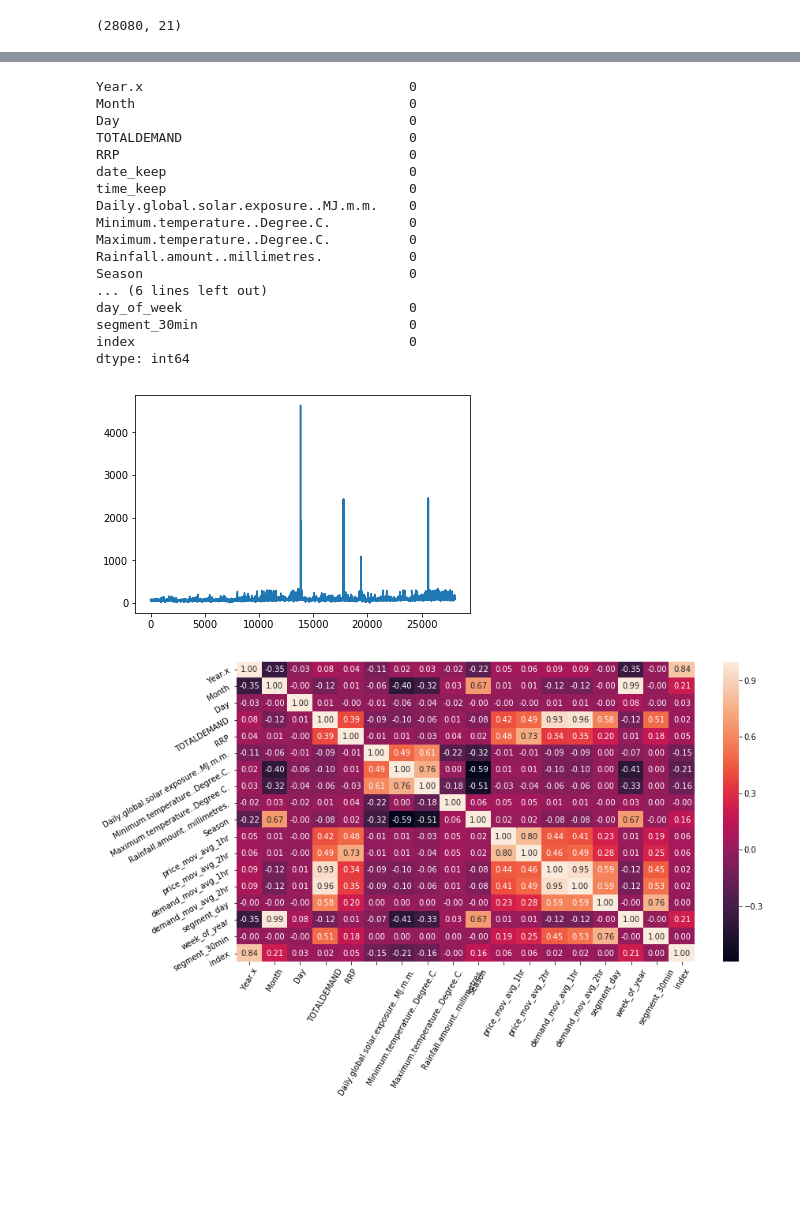
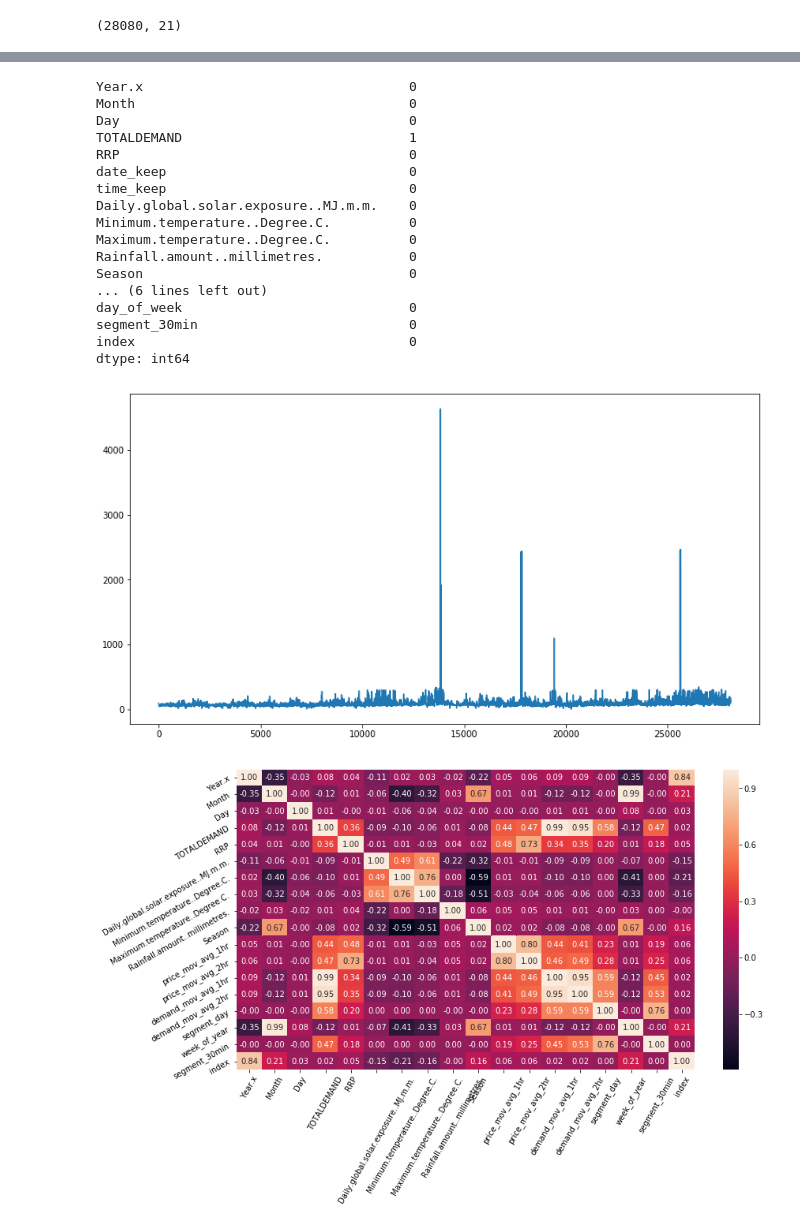
Before and after one commit to DonaldTurton/AT2_Advanced_Data_Algorithms, a Jupyter notebook: AT2_GetData.ipynb, the cells around one changed output, grey strips where cells are left out. Drawn from its saved outputs; the diff is of its cells as text; code cells hidden in the pictures; blank space fills up the shorter version.

```diff
--- a/AT2_GetData.ipynb
+++ b/AT2_GetData.ipynb
@@ -25,3 +25,7 @@ data.head()
 | 2 | 2018 | 1 | 1 | 6466.06 | 73.62 | 2018/01/01 | 01:30:00 | 31.0 | ... |
 | 3 | 2018 | 1 | 1 | 6279.80 | 71.49 | 2018/01/01 | 02:00:00 | 31.0 | ... |
 | 4 | 2018 | 1 | 1 | 6177.31 | 69.27 | 2018/01/01 | 02:30:00 | 31.0 | ... |
+# %%
+# LAGG Total Demand by 30 mins
+data['TOTALDEMAND'] = data['TOTALDEMAND'].shift(1)
+data.head()
@@ -79,7 +90,7 @@ data.isnull().sum()
 Year.x                                  0
 Month                                   0
 Day                                     0
-TOTALDEMAND                             0
+TOTALDEMAND                             1
 RRP                                     0
 date_keep                               0
 time_keep                               0
@@ -96,10 +107,11 @@ dtype: int64
 # %%
 #Plot trend
 Price = data["RRP"].values
+plt.figure(figsize=(13,7))
 plt.plot(Price)
 plt.show()
 # %% [output]
-[figure, old version]
+[figure, new version]
 # %%
 corr = data.corr()
 plt.figure(figsize=(13,7))
```
Also changed, not shown: parts of 30 cells of this notebook.
